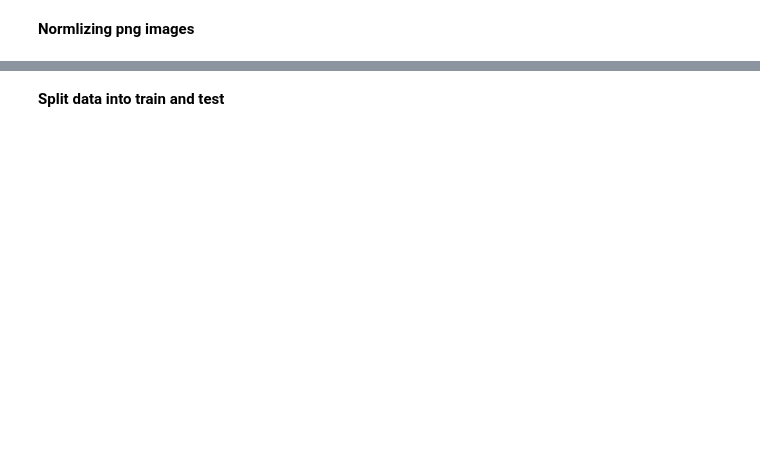
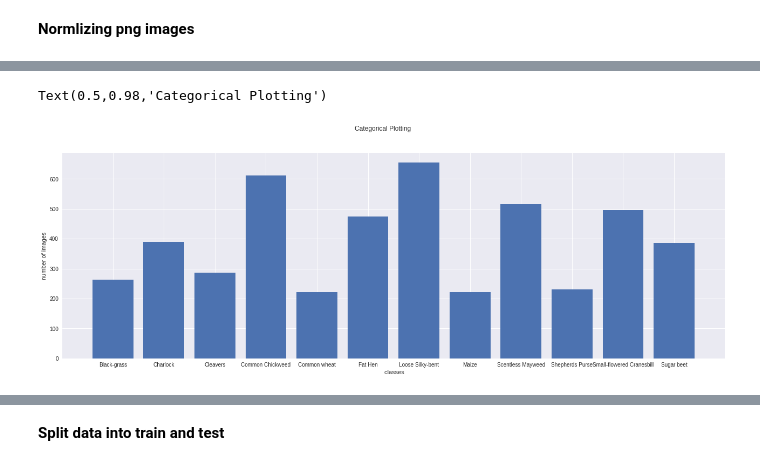
Before and after one commit to Nourahussein/Plant-seedling-classification, a Jupyter notebook: FINAL_seedling.ipynb, the cells around one changed output, grey strips where cells are left out. Drawn from its saved outputs; the diff is of its cells as text; code cells hidden in the pictures; blank space fills up the shorter version.

```diff
--- a/FINAL_seedling.ipynb
+++ b/FINAL_seedling.ipynb
@@ -200,0 +139,17 @@ TypeError: ignored
+# %%
+values =[]
+labels=[]
+for label in set(classes):
+  values.append(len(images[classes == label]))
+  labels.append(label)
+
+fig, ax = plt.subplots(figsize=(22,7))
+ax.bar(labels, values)
+ax.set_xlabel(" classes")
+ax.set_ylabel("number of images")
+#axs[1].scatter(label, )
+  #axs[2].plot(names, values)
+fig.suptitle('Categorical Plotting')
+# %% [output]
+Text(0.5,0.98,'Categorical Plotting')
+[figure, added]
```
Also changed, not shown: parts of 44 cells of this notebook.
